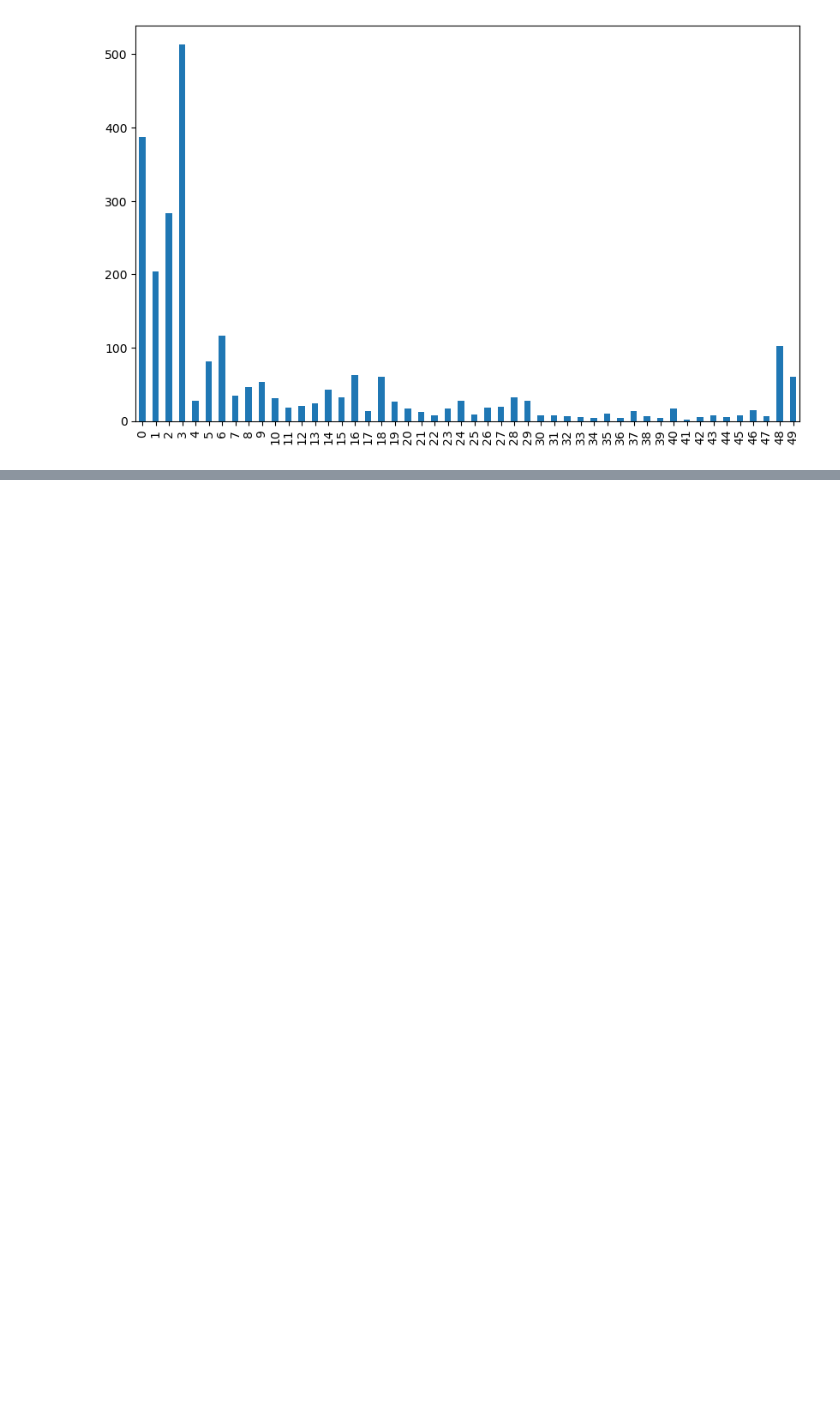
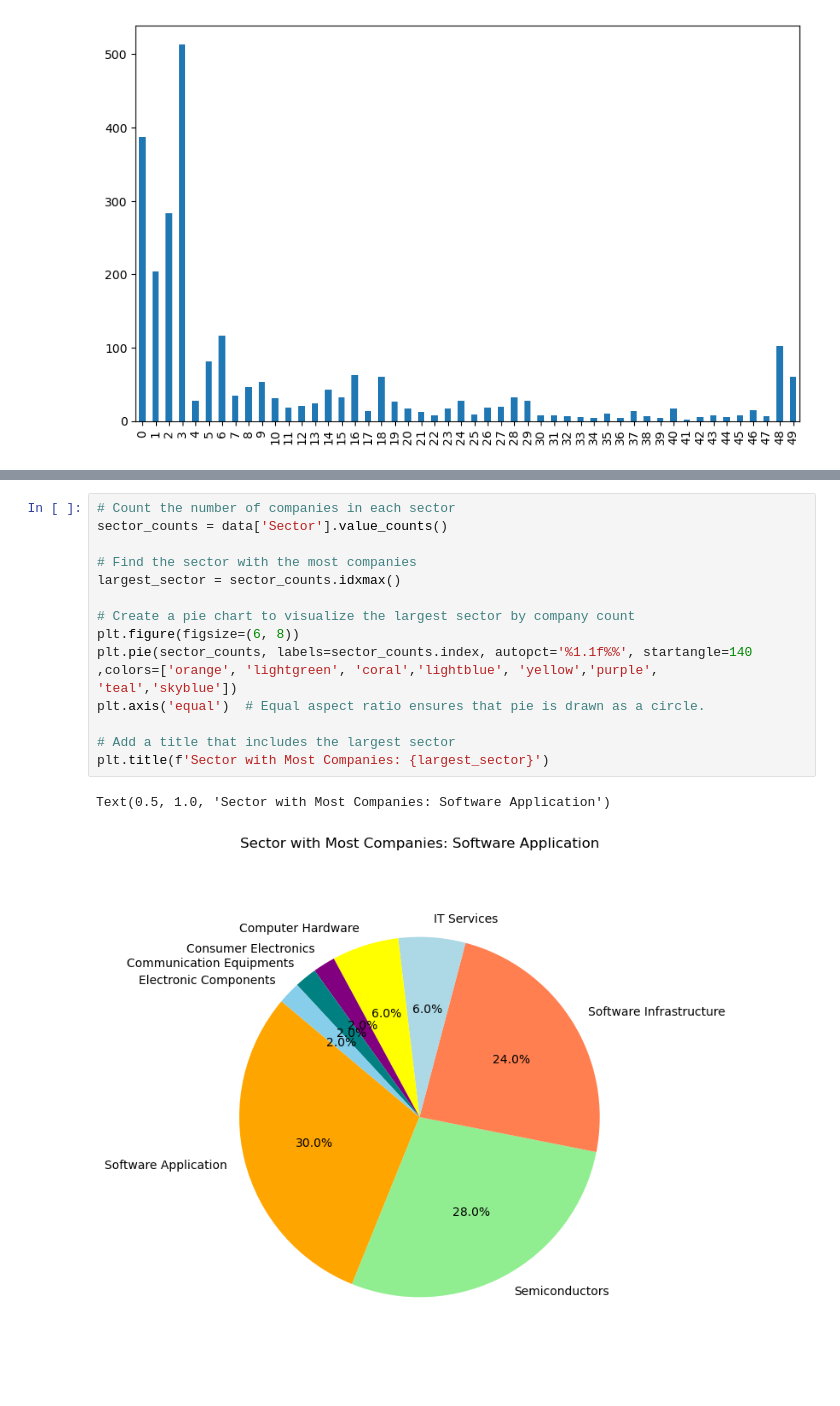
Before and after one commit to 26thavenue/us_tech_top50_companies, a Jupyter notebook: index.ipynb, the cells around one changed output, grey strips where cells are left out. Drawn from its saved outputs; the diff is of its cells as text; blank space fills up the shorter version.

```diff
--- a/index.ipynb
+++ b/index.ipynb
@@ -96,0 +110,17 @@ data.query(" `HQ State` == 'California' and `Sector` == 'Software Infrastructure
+# %%
+# Count the number of companies in each sector
+sector_counts = data['Sector'].value_counts()
+
+# Find the sector with the most companies
+largest_sector = sector_counts.idxmax()
+
+# Create a pie chart to visualize the largest sector by company count
+plt.figure(figsize=(6, 8))
+plt.pie(sector_counts, labels=sector_counts.index, autopct='%1.1f%%', startangle=140 ,colors=['orange', 'lightgreen', 'coral','lightblue', 'yellow','purple', 'teal','skyblue'])
+plt.axis('equal')  # Equal aspect ratio ensures that pie is drawn as a circle.
+
+# Add a title that includes the largest sector
+plt.title(f'Sector with Most Companies: {largest_sector}')
+# %% [output]
+Text(0.5, 1.0, 'Sector with Most Companies: Software Application')
+[figure, added]
```
Also changed, not shown: parts of 8 cells of this notebook, 5 other files.
